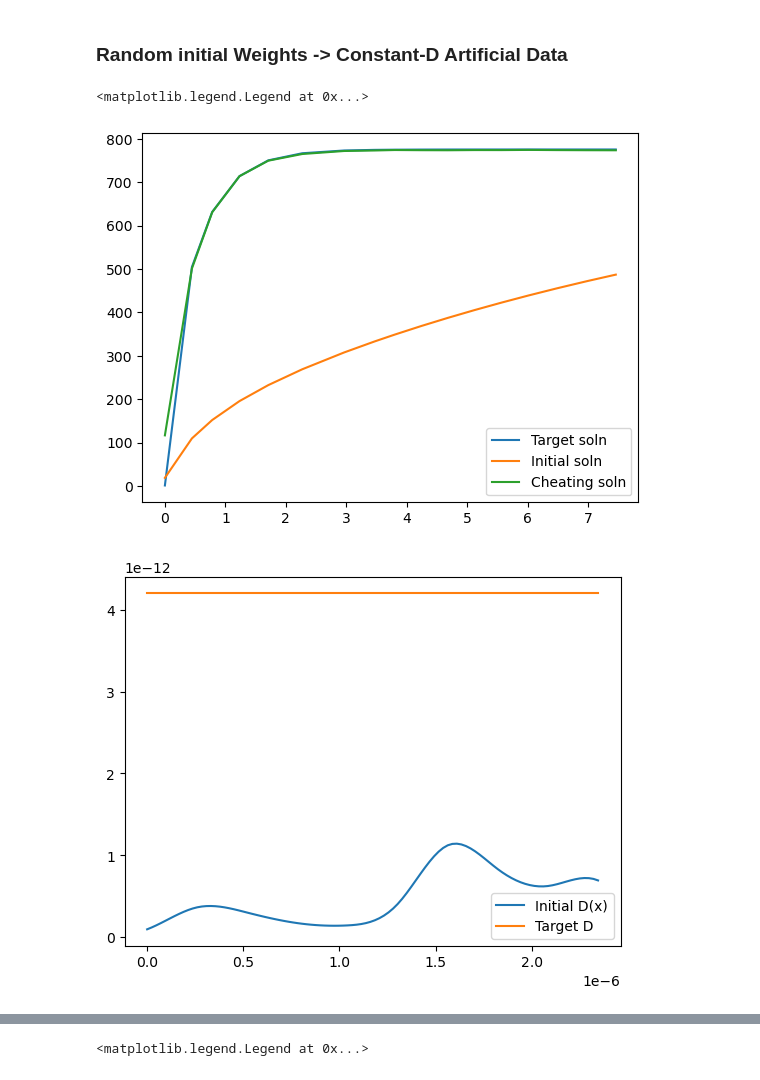
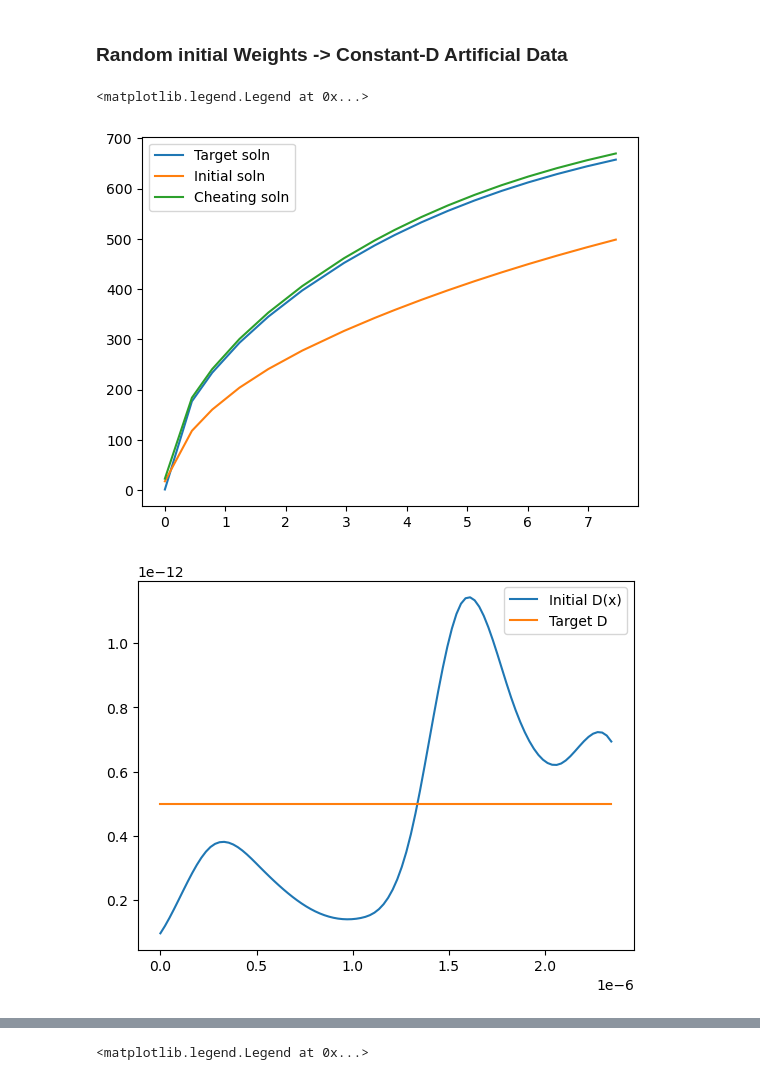
Before and after one commit to william-dove/Diffusion-Modeling, a Jupyter notebook: DopantUptake.ipynb, the cells around one changed output, grey strips where cells are left out. Drawn from its saved outputs; the diff is of its cells as text; code cells hidden in the pictures.

```diff
--- a/DopantUptake.ipynb
+++ b/DopantUptake.ipynb
@@ -1373,7 +1394,7 @@ plt.plot(x, D(x))
 # %% [markdown]
 ### Random initial Weights -> Constant-D Artificial Data
 # %%
-fake_D = 42e-13
+fake_D = 0.5e-12
 fake_uptake = an_uptake(C0, fake_D, L, times)
 
 # Initial Weights
@@ -1387,37 +1408,37 @@ exp_weighting = jnp.array([1.0])
 median = jnp.array([0.0])
 
 params = pack_params(
     weights,
     lin_weighting,
     lin_power,
     exp_weighting,
     median
 )
 
 lin_weighting_input = float(lin_weighting[0])*10**float(lin_power[0])
 exp_weighting_input = float(exp_weighting[0])
 median_input = float(median[0])
 initial_D = make_spline(weights, L, lin_weighting=lin_weighting_input, exp_weighting=exp_weighting_input, median=median_input)
 cheating_D = lambda x: fake_D*jnp.ones_like(x)
-initial_num_uptake = num_uptake(C0, initial_D, 0, L, times)
-cheating_num_uptake = num_uptake(C0, cheating_D, 0, L, times)
+initial_num_uptake = num_uptake(C0, initial_D, 0, L, times, Nx=50, Nt=2800, theta=0.55)
+cheating_num_uptake = num_uptake(C0, cheating_D, 0, L, times, Nx=50, Nt=2800, theta=0.55)
 
 plt.figure(1)
 plt.plot(times, fake_uptake, label='Target soln')
 plt.plot(times, initial_num_uptake, label='Initial soln')
 plt.plot(times, cheating_num_uptake, label='Cheating soln')
 plt.legend()
 
 plt.figure(2)
 f = make_spline(weights, L)
 x = np.linspace(0, L, 100)
 plt.plot(x, f(x), label='Initial D(x)')
 plt.plot(x, fake_D*np.ones_like(x), label='Target D')
 plt.legend()
 # %% [output]
 <matplotlib.legend.Legend at 0x...>
-[figure, old version]
+[figure, new version]
-[figure, old version]
+[figure, new version]
 # %%
 # initial_params, optimized_params, errs = grad_descent(params)
 
```
Also changed, not shown: parts of 15 cells of this notebook.
